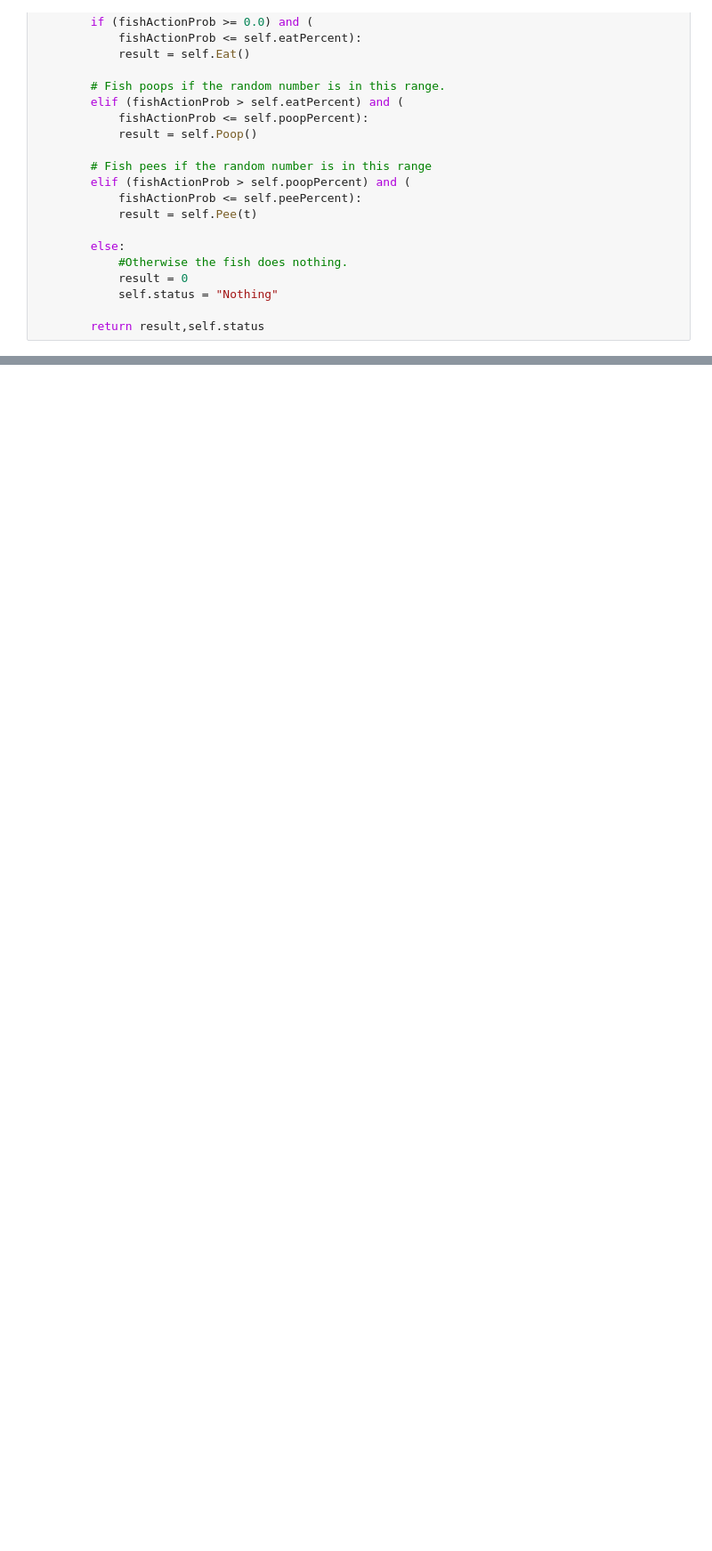
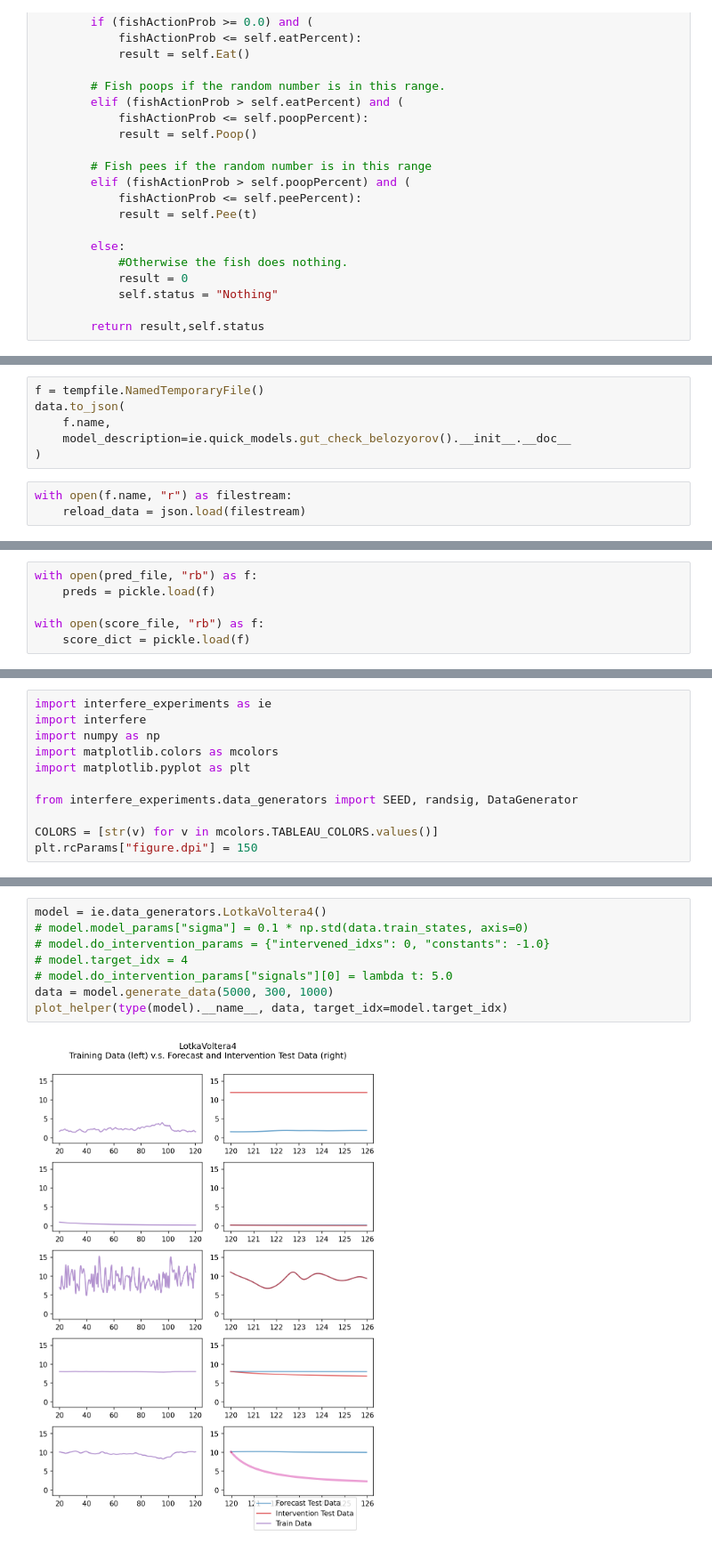
Before and after one commit to djpasseyjr/interfere_experiments, a Jupyter notebook: notebooks/scratch.ipynb, the cells around one changed output, grey strips where cells are left out. Shown at 89% size. Saved outputs shown, nothing was run; the diff lists cells and outputs as text; blank space fills up the shorter version.

```diff
--- a/notebooks/scratch.ipynb
+++ b/notebooks/scratch.ipynb
@@ -1021,0 +1283,9 @@ TypeError: __init__() missing 1 required positional argument: 'dim'
+# %%
+f = tempfile.NamedTemporaryFile()
+data.to_json(
+    f.name,
+    model_description=ie.quick_models.gut_check_belozyorov().__init__.__doc__
+)
+# %%
+with open(f.name, "r") as filestream:
+    reload_data = json.load(filestream)
@@ -1021,0 +1485,6 @@ TypeError: __init__() missing 1 required positional argument: 'dim'
+# %%
+with open(pred_file, "rb") as f:
+    preds = pickle.load(f)
+
+with open(score_file, "rb") as f:
+    score_dict = pickle.load(f)
@@ -1021,0 +1613,11 @@ TypeError: __init__() missing 1 required positional argument: 'dim'
+# %%
+import interfere_experiments as ie
+import interfere
+import numpy as np
+import matplotlib.colors as mcolors
+import matplotlib.pyplot as plt
+
+from interfere_experiments.data_generators import SEED, randsig, DataGenerator
+
+COLORS = [str(v) for v in mcolors.TABLEAU_COLORS.values()]
+plt.rcParams["figure.dpi"] = 150
@@ -1021,0 +1694,10 @@ TypeError: __init__() missing 1 required positional argument: 'dim'
+# %%
+model = ie.data_generators.LotkaVoltera4()
+# model.model_params["sigma"] = 0.1 * np.std(data.train_states, axis=0)
+# model.do_intervention_params = {"intervened_idxs": 0, "constants": -1.0}
+# model.target_idx = 4
+# model.do_intervention_params["signals"][0] = lambda t: 5.0
+data = model.generate_data(5000, 300, 1000)
+plot_helper(type(model).__name__, data, target_idx=model.target_idx)
+# %% [output]
+[figure, added]
```
Also changed, not shown: parts of 90 cells of this notebook, 8 other files.
